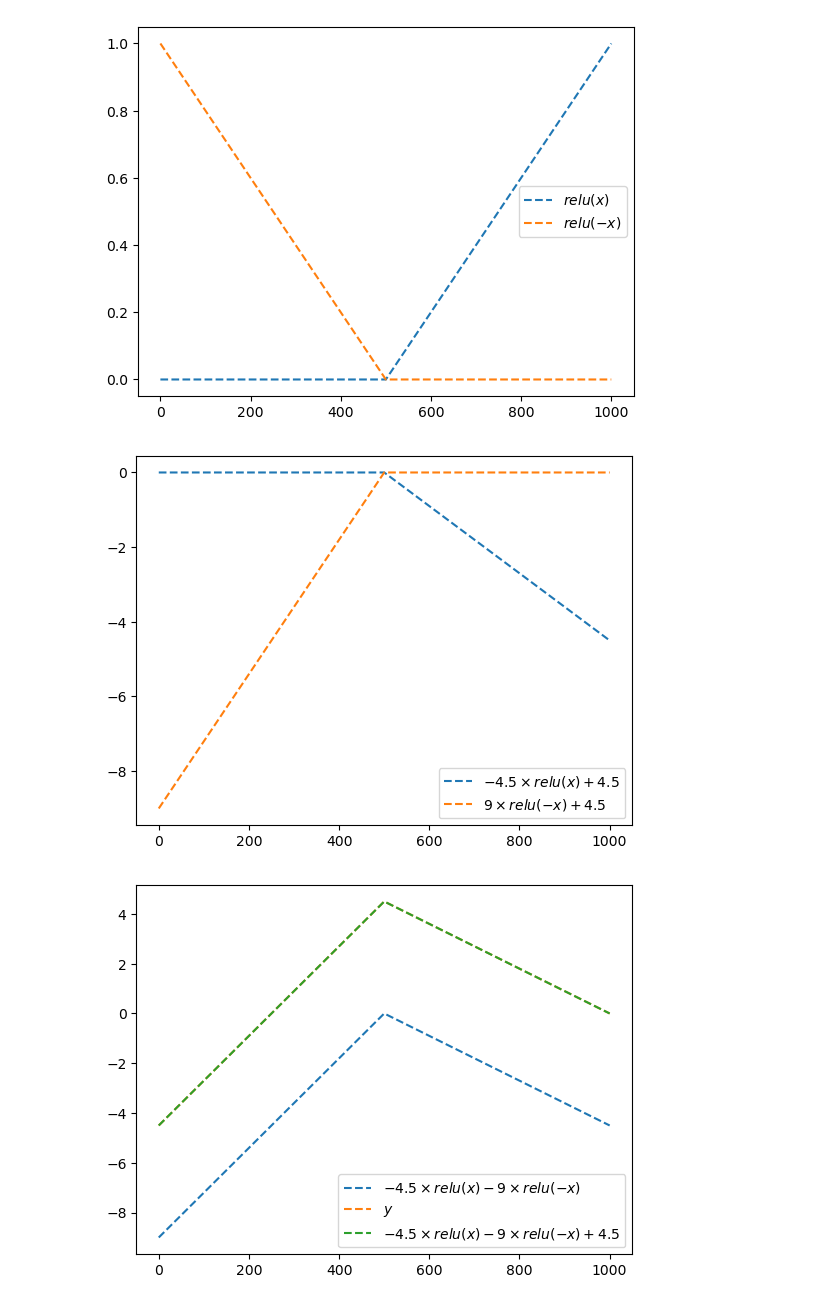
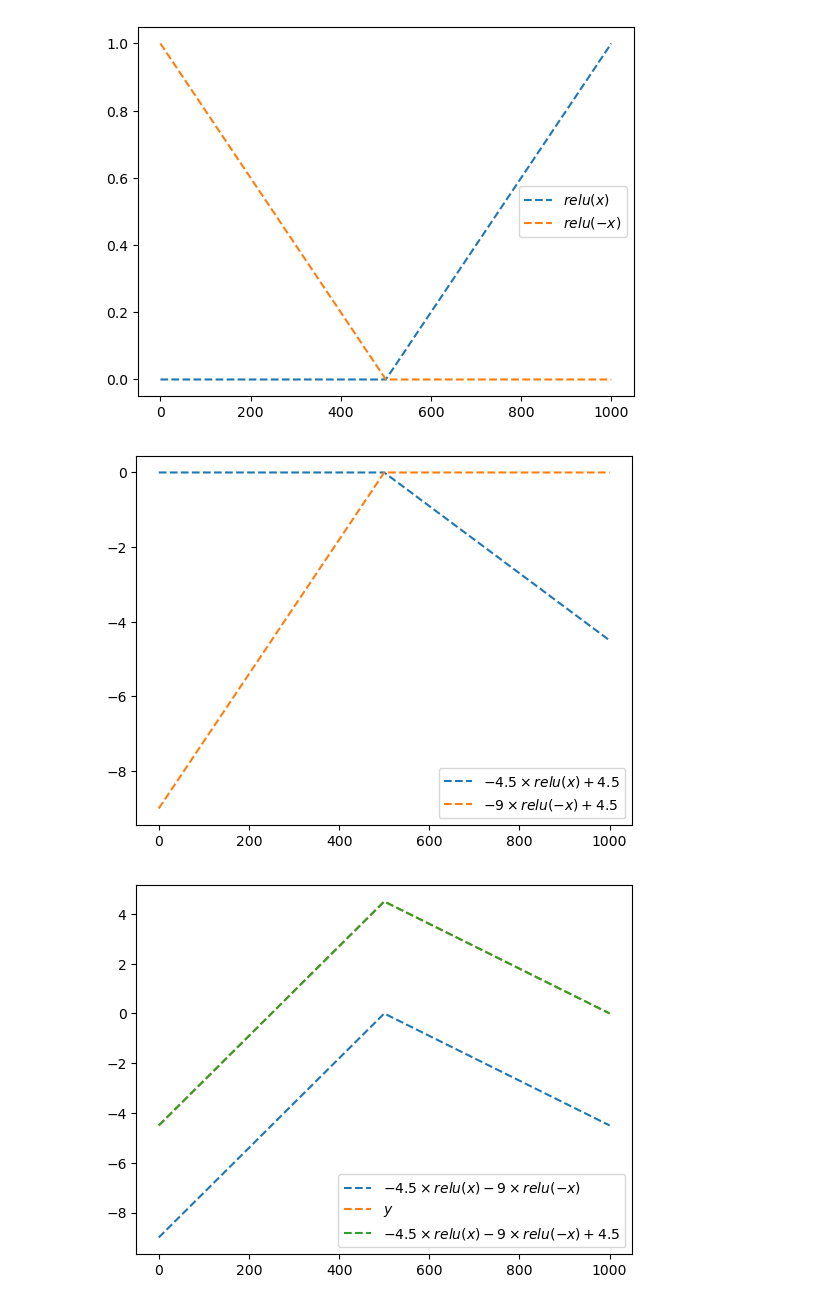
Before and after one commit to guebin/DL2024, a Jupyter notebook: docs/posts/03wk-2.out.ipynb, the cells around one changed output. Drawn from its saved outputs; the diff is of its cells as text; code cells hidden in the pictures.

```diff
--- a/docs/posts/03wk-2.out.ipynb
+++ b/docs/posts/03wk-2.out.ipynb
@@ -80,10 +80,10 @@ plt.legend()
 [figure]
 # %%
 plt.plot(-4.5*relu(x),'--',label=r'$-4.5\times relu(x) + 4.5$')
-plt.plot(-9*relu(-x),'--',label=r'$9\times relu(-x) + 4.5$')
+plt.plot(-9*relu(-x),'--',label=r'$-9\times relu(-x) + 4.5$')
 plt.legend()
 # %% [output]
-[figure, old version]
+[figure, new version]
 # %%
 plt.plot(-4.5*relu(x)-9*relu(-x),'--',label=r'$-4.5\times relu(x) -9 \times relu(-x)$')
 plt.plot(y,'--',label=r'$y$')
```
Also changed, not shown: parts of 33 cells of this notebook, 9 other files.
